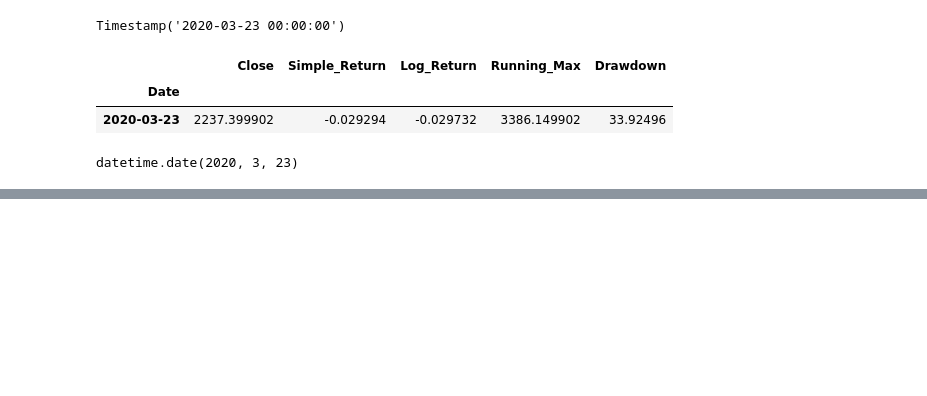
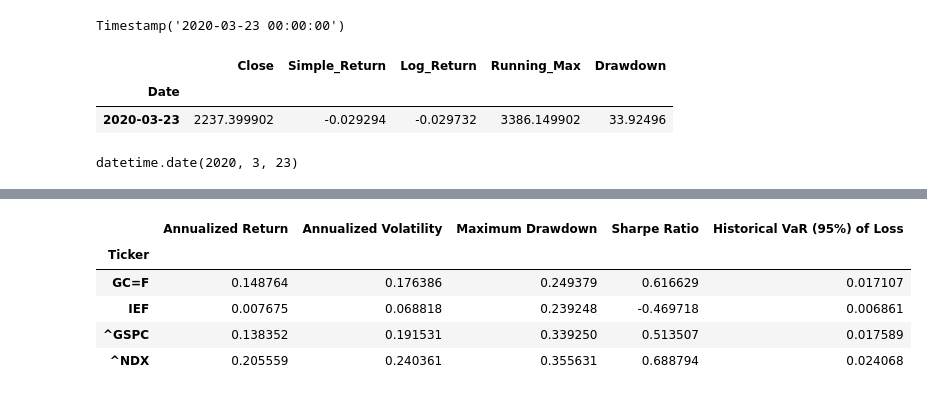
Before and after one commit to AlexisGimar/market-returns-volatility-analysis, a Jupyter notebook: notebooks/market-returns-volatility.ipynb, the cells around one changed output, grey strips where cells are left out. Drawn from its saved outputs; the diff is of its cells as text; code cells hidden in the pictures; blank space fills up the shorter version.

```diff
--- a/notebooks/market-returns-volatility.ipynb
+++ b/notebooks/market-returns-volatility.ipynb
@@ -342,0 +460,5 @@ annual_volatility_by_year_graph.update_yaxes(title_font=dict(size=15, color='#33
+# %%
+multi_asset_close = multi_asset_close.dropna()
+
+multi_asset_return = multi_asset_close.pct_change().dropna()
+multi_asset_return.head()
@@ -342,0 +509,15 @@ annual_volatility_by_year_graph.update_yaxes(title_font=dict(size=15, color='#33
+# %%
+annualized_return = multi_asset_return.mean() * 252
+annualized_volatility = multi_asset_return.std() * np.sqrt(252)
+# %%
+# Maximum drawdown
+
+running_max = multi_asset_close.cummax()
+drawdown = 1- multi_asset_close/running_max
+maximum_ma_drawdown = drawdown.max()
+
+asset_comparison = pd.DataFrame({'Annualized Return': annualized_return,
+                                 'Annualized Volatility': annualized_volatility,
+                                 'Maximum Drawdown': maximum_ma_drawdown})
+
+asset_comparison
@@ -342,0 +582,5 @@ annual_volatility_by_year_graph.update_yaxes(title_font=dict(size=15, color='#33
+# %%
+risk_free_rate = 0.04
+sharpe_ratio = (annualized_return - risk_free_rate)/annualized_volatility
+asset_comparison["Sharpe Ratio"] = sharpe_ratio
+asset_comparison
@@ -342,0 +606,12 @@ annual_volatility_by_year_graph.update_yaxes(title_font=dict(size=15, color='#33
+# %%
+multi_asset_loss = -multi_asset_return
+historical_var_95 = multi_asset_loss.quantile(0.95)
+asset_comparison["Historical VaR (95%) of Loss"] = historical_var_95
+asset_comparison
+# %% [output]
+|  | Annualized Return | Annualized Volatility | Maximum Drawdown | Sharpe Ratio | Historical VaR (95%) of Loss |
+| Ticker |  |  |  |  |  |
+| GC=F | 0.148764 | 0.176386 | 0.249379 | 0.616629 | 0.017107 |
+| IEF | 0.007675 | 0.068818 | 0.239248 | -0.469718 | 0.006861 |
+| ^GSPC | 0.138352 | 0.191531 | 0.339250 | 0.513507 | 0.017589 |
+| ^NDX | 0.205559 | 0.240361 | 0.355631 | 0.688794 | 0.024068 |
```
Also changed, not shown: parts of 52 cells of this notebook, 3 other files.
